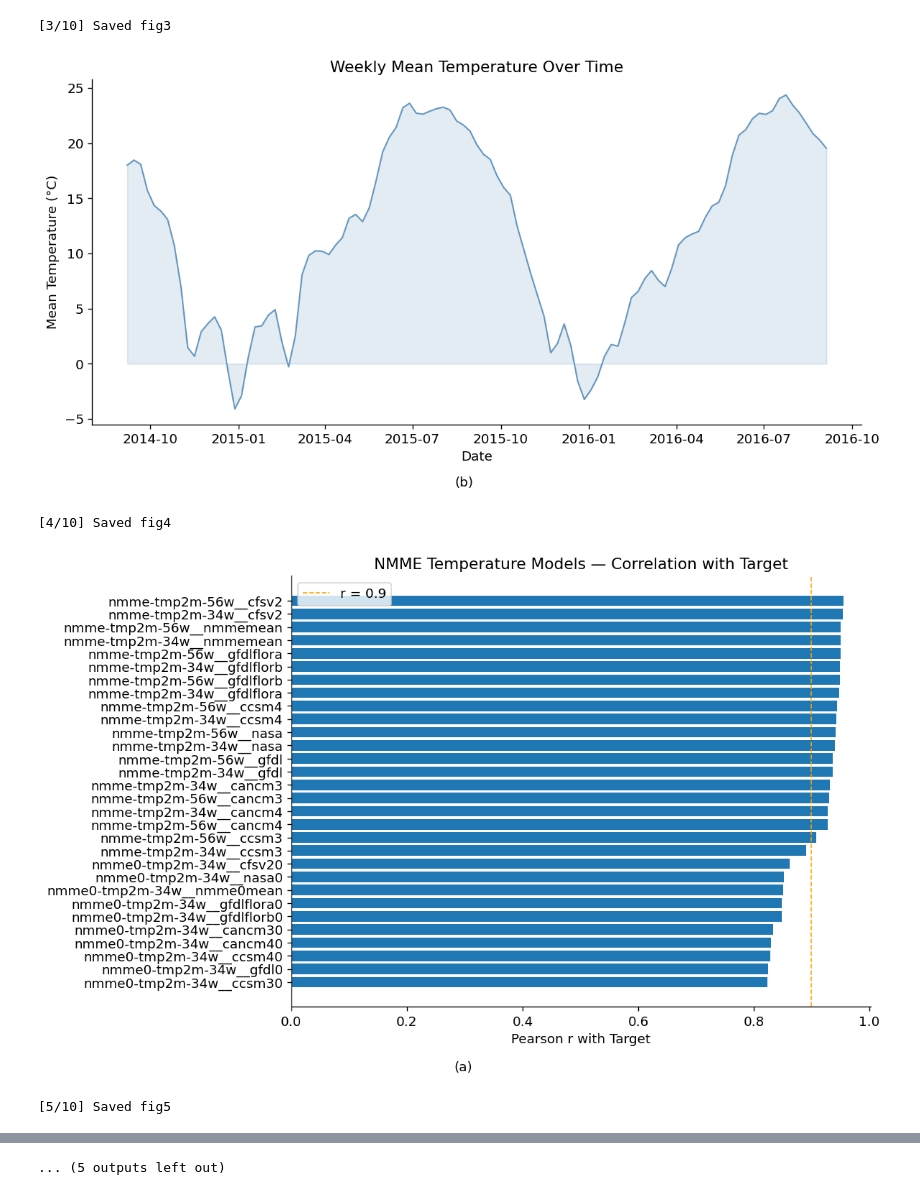
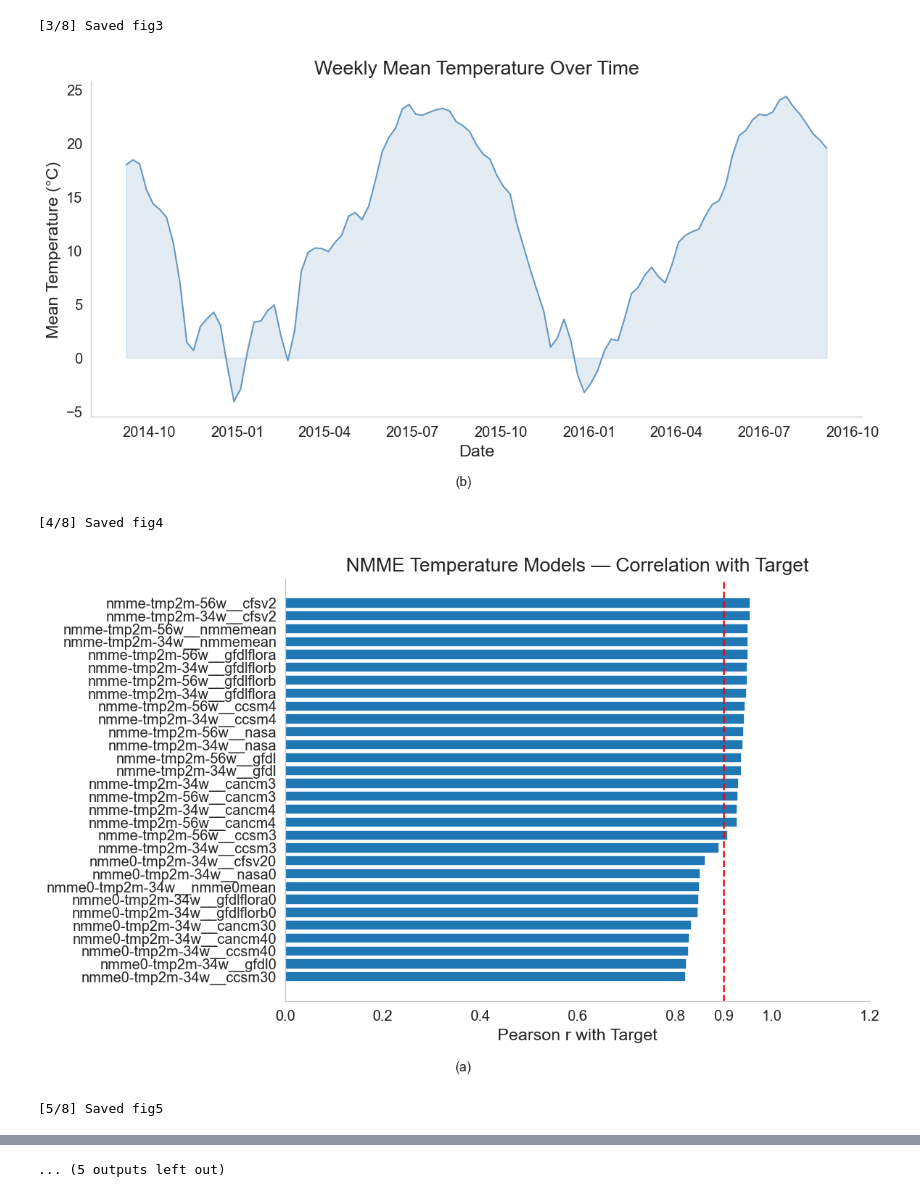
Before and after one commit to zhang-dot-dev/weather-forecast, a Jupyter notebook: notebooks/01_eda.ipynb, the cells around one changed output, grey strips where cells are left out. Cells and saved outputs as stored; diff of their text form; code cells hidden in the pictures.

```diff
--- a/notebooks/01_eda.ipynb
+++ b/notebooks/01_eda.ipynb
@@ -15,18 +15,26 @@ import numpy as np
 import matplotlib.pyplot as plt
 import seaborn as sns
 import warnings
+from sklearn.preprocessing import StandardScaler
 warnings.filterwarnings('ignore')
 
 from config import DATA_RAW, TARGET, SEASON_ORDER, SEASON_PALETTE, FIG_DIR
 from src.preprocessing import load_and_clean, get_column_groups, build_feature_matrix
-from src.feature_engineering import compute_ensemble_importance
+from src.feature_engineering import (
+    compute_ensemble_importance,
+    lasso_importance,
+    elasticnet_importance,
+    rf_importance,
+)
 from src.evaluate import feature_count_curve
-
 plt.rcParams.update({
     'figure.dpi': 120,
-    'font.size': 11,
-    'axes.titlesize': 13,
-    'axes.labelsize': 11,
+    'font.size': 14,
+    'axes.titlesize': 16,
+    'axes.labelsize': 14,
+    'xtick.labelsize': 12,
+    'ytick.labelsize': 12,
+    'legend.fontsize': 12,
     'axes.spines.top': False,
     'axes.spines.right': False,
     'axes.grid': False,
@@ -60,7 +68,7 @@ plt.tight_layout()
 fig.text(0.5, -0.02, '(a)', ha='center', fontsize=11)
 plt.savefig(FIG_DIR / 'fig1_target_distribution.png', bbox_inches='tight')
 plt.show()
-print("[1/10] Saved fig1\n")
+print("[1/8] Saved fig1\n")
 
 
 # ════════════════════════════════════════════════════════════════
@@ -68,13 +76,13 @@ print("[1/10] Saved fig1\n")
 # ════════════════════════════════════════════════════════════════
 fig, ax = plt.subplots(figsize=(10, 5))
 ax.barh(miss_pct.index[::-1], miss_pct.values[::-1], color='salmon')
-ax.set_xlabel('Missing %'); ax.set_title('Top 20 Columns by Missing %')
+ax.set_xlabel('Missing %'); ax.set_title('Top 8 Columns by Missing %')
 ax.axvline(5, color='gray', linestyle=':', linewidth=1)
 plt.tight_layout()
 fig.text(0.5, -0.02, '(b)', ha='center', fontsize=11)
 plt.savefig(FIG_DIR / 'fig2_missing_values.png', bbox_inches='tight')
 plt.show()
-print("[2/10] Saved fig2\n")
+print("[2/8] Saved fig2\n")
 
 
 # ════════════════════════════════════════════════════════════════
@@ -96,7 +104,7 @@ plt.tight_layout()
 fig.text(0.5, -0.02, '(a)', ha='center', fontsize=11)
 plt.savefig(FIG_DIR / 'fig3_monthly_boxplot.png', bbox_inches='tight')
 plt.show()
-print("[3/10] Saved fig3\n")
+print("[3/8] Saved fig3\n")
 
 
 # ════════════════════════════════════════════════════════════════
@@ -113,7 +121,7 @@ plt.tight_layout()
 fig.text(0.5, -0.02, '(b)', ha='center', fontsize=11)
 plt.savefig(FIG_DIR / 'fig4_weekly_timeseries.png', bbox_inches='tight')
 plt.show()
-print("[4/10] Saved fig4\n")
+print("[4/8] Saved fig4\n")
 
 
 # ════════════════════════════════════════════════════════════════
@@ -125,13 +133,24 @@ colors_bar = ['#d62728' if v < 0 else '#1f77b4' for v in corr_nmme.values]
 ax.barh(corr_nmme.index, corr_nmme.values, color=colors_bar)
 ax.set_xlabel("Pearson r with Target")
 ax.set_title('NMME Temperature Models — Correlation with Target')
-ax.axvline(0.9, color='orange', linestyle='--', linewidth=1, label='r = 0.9')
-ax.legend()
+
+# 添加红色虚线
+ax.axvline(0.9, color='red', linestyle='--', linewidth=1.5)
+
+# 在横轴刻度上突出显示0.9
+# 获取当前横轴刻度
+xticks = list(ax.get_xticks())
+# 添加0.9到刻度列表中（如果还没有）
+xticks.append(0.9)
+
+# 设置新的刻度
+ax.set_xticks(xticks)
+
 plt.tight_layout()
 fig.text(0.5, -0.02, '(a)', ha='center', fontsize=11)
 plt.savefig(FIG_DIR / 'fig5_nmme_correlation.png', bbox_inches='tight')
 plt.show()
-print("[5/10] Saved fig5\n")
+print("[5/8] Saved fig5\n")
 
 
 # ════════════════════════════════════════════════════════════════
@@ -155,7 +174,7 @@ plt.tight_layout()
 fig.text(0.5, -0.02, '(b)', ha='center', fontsize=11)
 plt.savefig(FIG_DIR / 'fig6_nmme_scatter.png', bbox_inches='tight')
 plt.show()
-print("[6/10] Saved fig6\n")
+print("[6/8] Saved fig6\n")
 
 
 # ════════════════════════════════════════════════════════════════
@@ -175,12 +194,12 @@ short_labels = [f.split('__')[-1][:35] for f in top_features.index]
 ax.barh(short_labels, top_features.values, color='steelblue')
 ax.invert_yaxis()
 ax.set_xlabel('Ensemble Score (avg of Lasso + ElasticNet + RF)')
-ax.set_title(f'Features with Score ≥ 0.1 ({n_top} features)')
+ax.set_title(f'Features with Score ≥ 0.1')
 plt.tight_layout()
 fig.text(0.5, -0.02, '(a)', ha='center', fontsize=11)
 plt.savefig(FIG_DIR / 'fig7_feature_importance.png', bbox_inches='tight')
 plt.show()
-print("[7/10] Saved fig7\n")
+print("[7/8] Saved fig7\n")
 
 
 # ════════════════════════════════════════════════════════════════
@@ -191,7 +210,7 @@ custom_counts = sorted(set(
     [1, 2, 3, 5] +
     list(range(10, min(n_full, 50), 10)) +
     list(range(50, n_full + 1, 30)) +
-    [n_selected, n_full]
+    [n_selected, n_full, 25]  # 添加25
 ))
 feat_counts, cv_rmses = feature_count_curve(
     X, y, full_score, counts=custom_counts,
@@ -205,15 +224,24 @@ idx_selected = feat_counts.index(n_selected)
 ax.axvline(n_selected, color='crimson', linestyle='--',
            label=f'Selected = {n_selected} features (RMSE={cv_rmses[idx_selected]:.3f})')
 ax.scatter([n_selected], [cv_rmses[idx_selected]], color='crimson', s=80, zorder=5)
+ax.set_xlim(left=0)
 ax.set_xlabel('Number of Features (ranked by ensemble score)')
 ax.set_ylabel('CV RMSE (°C)')
 ax.set_title(f'Learning Curve: Feature Count vs CV Error (total {n_full} features)')
 ax.legend()
+
+# 确保25在x轴刻度中
+xticks = list(ax.get_xticks())
+if 25 not in xticks:
+    xticks.append(25)
+    xticks.sort()
+    ax.set_xticks(xticks)
+
 plt.tight_layout()
 fig.text(0.5, -0.02, '(b)', ha='center', fontsize=11)
 plt.savefig(FIG_DIR / 'fig8_learning_curve.png', bbox_inches='tight')
 plt.show()
-print("[8/10] Saved fig8\n")
+print("[8/8] Saved fig8\n")
 
 
 
@@ -242,5 +270,5 @@ Shape: (375734, 251)
-[3/10] Saved fig3
+[3/8] Saved fig3
-[figure, old version]
+[figure, new version]
-[4/10] Saved fig4
+[4/8] Saved fig4
-[figure, old version]
+[figure, new version]
-[5/10] Saved fig5
+[5/8] Saved fig5
```
Also changed, not shown: parts of 1 cell of this notebook, 28 other files.
